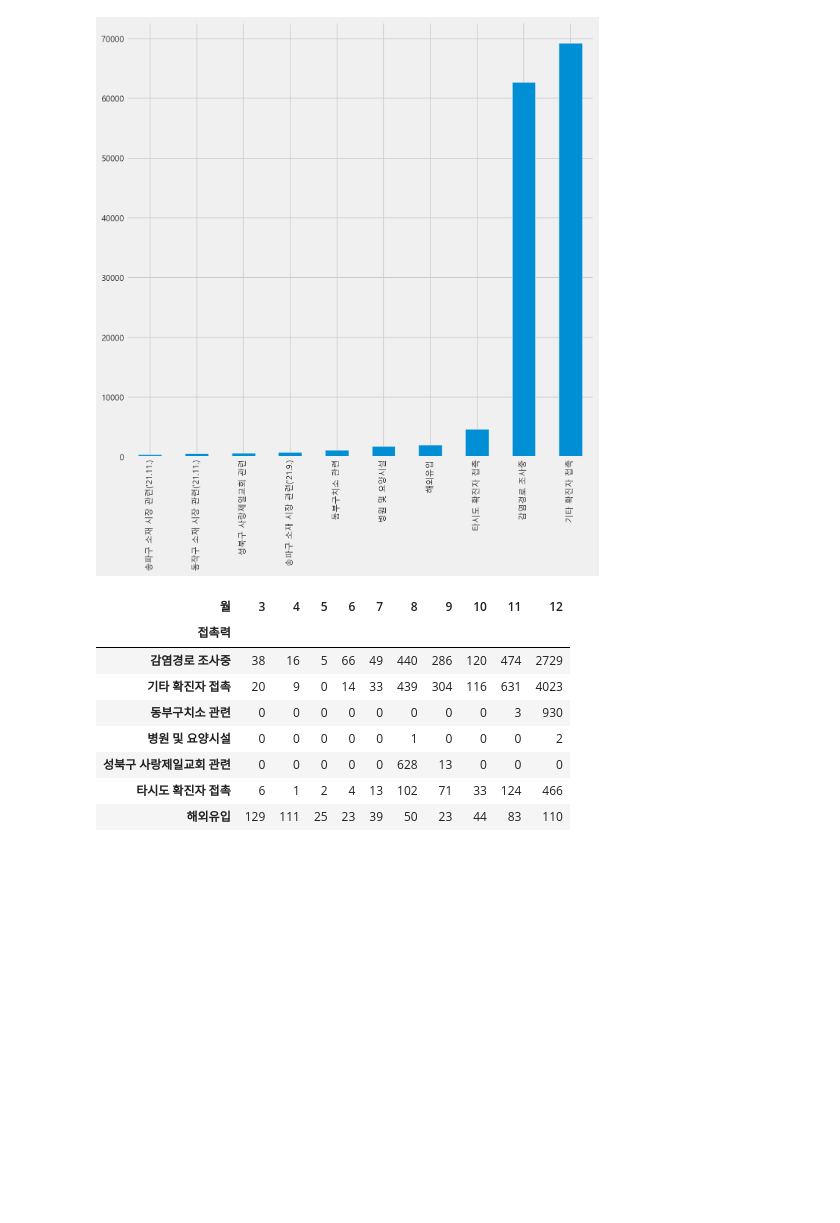
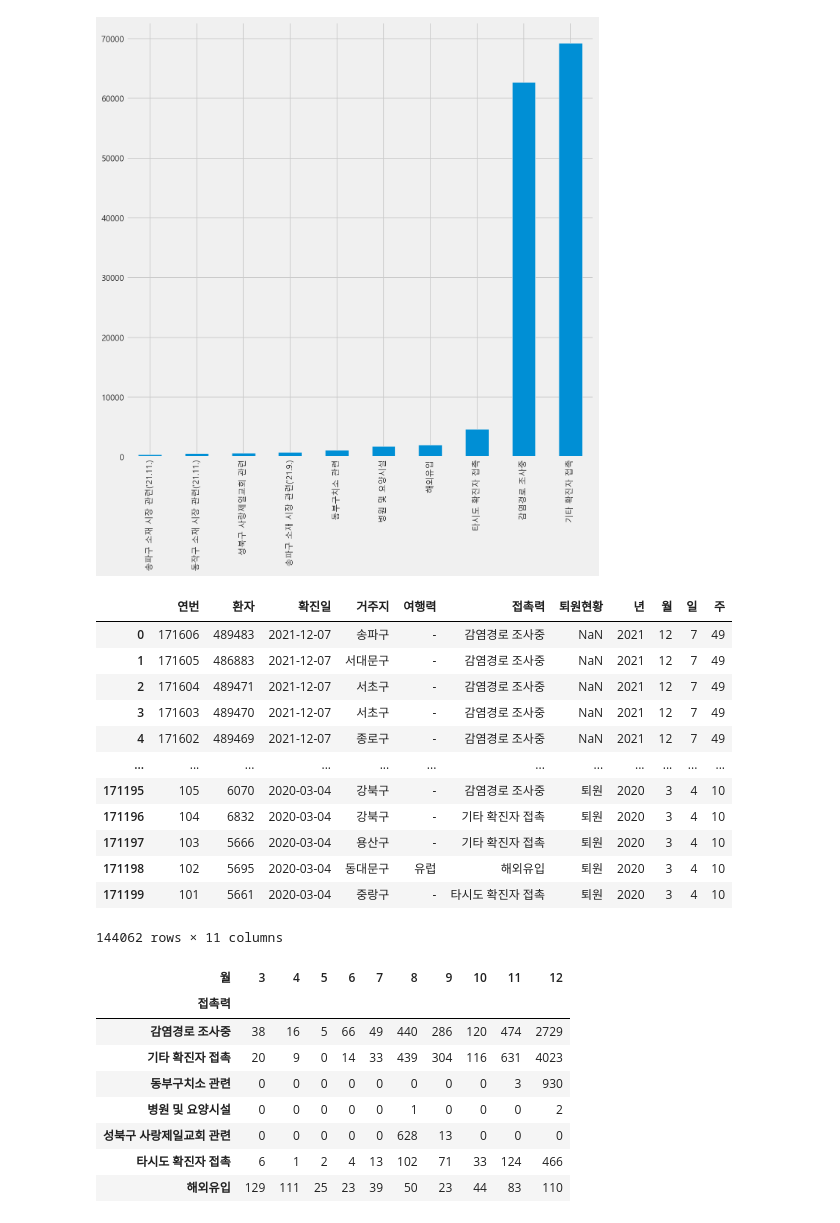
Before and after one commit to hwaneest/DataCamp_Donates_2021, a Jupyter notebook: MJ/DSF_Team_Project/Covid EDA.ipynb, the cells around one changed output. Cells and saved outputs as stored; diff of their text form; code cells hidden in the pictures; blank space fills up the shorter version.

```diff
--- a/MJ/DSF_Team_Project/Covid EDA.ipynb
+++ b/MJ/DSF_Team_Project/Covid EDA.ipynb
@@ -135,6 +137,21 @@ top.plot.bar(figsize=(10,10))
 [figure]
 # %%
 top_group = df[df["접촉력"].isin(top.tail(15).index)]
+top_group
+# %% [output]
+|  | 연번 | 환자 | 확진일 | 거주지 | 여행력 | 접촉력 | 퇴원현황 | 년 | 월 | 일 | 주 |
+| 0 | 171606 | 489483 | 2021-12-07 | 송파구 | - | 감염경로 조사중 | NaN | 2021 | 12 | 7 | 49 |
+| 1 | 171605 | 486883 | 2021-12-07 | 서대문구 | - | 감염경로 조사중 | NaN | 2021 | 12 | 7 | 49 |
+| 2 | 171604 | 489471 | 2021-12-07 | 서초구 | - | 감염경로 조사중 | NaN | 2021 | 12 | 7 | 49 |
+| 3 | 171603 | 489470 | 2021-12-07 | 서초구 | - | 감염경로 조사중 | NaN | 2021 | 12 | 7 | 49 |
+| 4 | 171602 | 489469 | 2021-12-07 | 종로구 | - | 감염경로 조사중 | NaN | 2021 | 12 | 7 | 49 |
+| ... | ... | ... | ... | ... | ... | ... | ... | ... | ... | ... | ... |
+| 171195 | 105 | 6070 | 2020-03-04 | 강북구 | - | 감염경로 조사중 | 퇴원 | 2020 | 3 | 4 | 10 |
+| 171196 | 104 | 6832 | 2020-03-04 | 강북구 | - | 기타 확진자 접촉 | 퇴원 | 2020 | 3 | 4 | 10 |
+| 171197 | 103 | 5666 | 2020-03-04 | 용산구 | - | 기타 확진자 접촉 | 퇴원 | 2020 | 3 | 4 | 10 |
+| 171198 | 102 | 5695 | 2020-03-04 | 동대문구 | 유럽 | 해외유입 | 퇴원 | 2020 | 3 | 4 | 10 |
+| 171199 | 101 | 5661 | 2020-03-04 | 중랑구 | - | 타시도 확진자 접촉 | 퇴원 | 2020 | 3 | 4 | 10 |
+144062 rows × 11 columns
 # %%
 # 2020년 기준
 top_group_2020 = top_group[top_group["년"]==2020].groupby(["접촉력", "월"])["연번"].count().unstack().fillna(0).astype(int)
```
Also changed, not shown: parts of 14 cells of this notebook, 1 other file.
